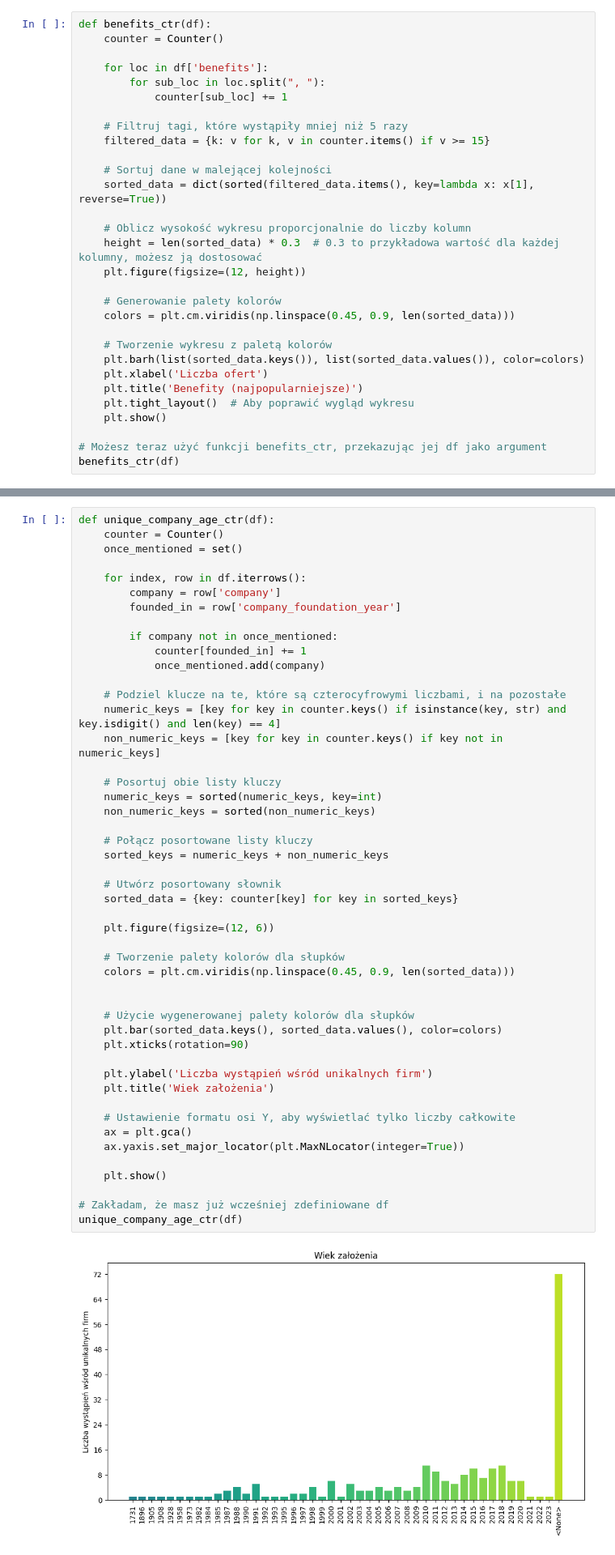
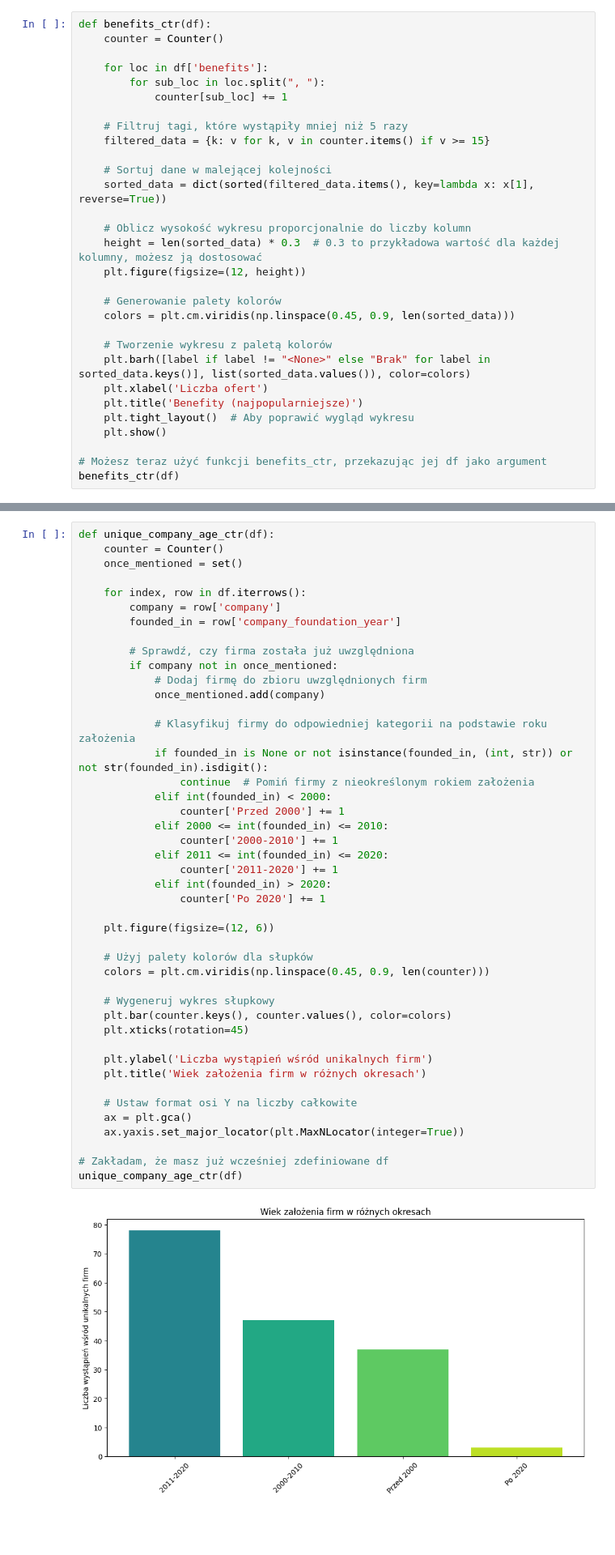
Before and after one commit to JakBiel/Job_scraper, a Jupyter notebook: lab2/JupyterNotebookFolder/jpdata/JobOffersAnalyze.ipynb, the cells around one changed output, grey strips where cells are left out. Shown at 81% size. Saved outputs shown, nothing was run; the diff lists cells and outputs as text; blank space fills up the shorter version.

```diff
--- a/lab2/JupyterNotebookFolder/jpdata/JobOffersAnalyze.ipynb
+++ b/lab2/JupyterNotebookFolder/jpdata/JobOffersAnalyze.ipynb
@@ -773,7 +932,7 @@ def benefits_ctr(df):
     colors = plt.cm.viridis(np.linspace(0.45, 0.9, len(sorted_data)))
 
     # Tworzenie wykresu z paletą kolorów
-    plt.barh(list(sorted_data.keys()), list(sorted_data.values()), color=colors)
+    plt.barh([label if label != "<None>" else "Brak" for label in sorted_data.keys()], list(sorted_data.values()), color=colors)
     plt.xlabel('Liczba ofert')
     plt.title('Benefity (najpopularniejsze)')
     plt.tight_layout()  # Aby poprawić wygląd wykresu
@@ -788,53 +947,49 @@ benefits_ctr(df)
 # %%
 def unique_company_age_ctr(df):
     counter = Counter()
     once_mentioned = set()
 
     for index, row in df.iterrows():
         company = row['company']
         founded_in = row['company_foundation_year']
 
+        # Sprawdź, czy firma została już uwzględniona
         if company not in once_mentioned:
-            counter[founded_in] += 1
+            # Dodaj firmę do zbioru uwzględnionych firm
             once_mentioned.add(company)
 
-    # Podziel klucze na te, które są czterocyfrowymi liczbami, i na pozostałe
-    numeric_keys = [key for key in counter.keys() if isinstance(key, str) and key.isdigit() and len(key) == 4]
-    non_numeric_keys = [key for key in counter.keys() if key not in numeric_keys]
-
-    # Posortuj obie listy kluczy
-    numeric_keys = sorted(numeric_keys, key=int)
-    non_numeric_keys = sorted(non_numeric_keys)
-
-    # Połącz posortowane listy kluczy
-    sorted_keys = numeric_keys + non_numeric_keys
-
-    # Utwórz posortowany słownik
-    sorted_data = {key: counter[key] for key in sorted_keys}
+            # Klasyfikuj firmy do odpowiedniej kategorii na podstawie roku założenia
+            if founded_in is None or not isinstance(founded_in, (int, str)) or not str(founded_in).isdigit():
+                continue  # Pomiń firmy z nieokreślonym rokiem założenia
+            elif int(founded_in) < 2000:
+                counter['Przed 2000'] += 1
+            elif 2000 <= int(founded_in) <= 2010:
+                counter['2000-2010'] += 1
+            elif 2011 <= int(founded_in) <= 2020:
+                counter['2011-2020'] += 1
+            elif int(founded_in) > 2020:
+                counter['Po 2020'] += 1
 
     plt.figure(figsize=(12, 6))
 
-    # Tworzenie palety kolorów dla słupków
-    colors = plt.cm.viridis(np.linspace(0.45, 0.9, len(sorted_data)))
+    # Użyj palety kolorów dla słupków
+    colors = plt.cm.viridis(np.linspace(0.45, 0.9, len(counter)))
 
-
-    # Użycie wygenerowanej palety kolorów dla słupków
-    plt.bar(sorted_data.keys(), sorted_data.values(), color=colors)
-    plt.xticks(rotation=90)
+    # Wygeneruj wykres słupkowy
+    plt.bar(counter.keys(), counter.values(), color=colors)
+    plt.xticks(rotation=45)
 
     plt.ylabel('Liczba wystąpień wśród unikalnych firm')
-    plt.title('Wiek założenia')
+    plt.title('Wiek założenia firm w różnych okresach')
 
-    # Ustawienie formatu osi Y, aby wyświetlać tylko liczby całkowite
+    # Ustaw format osi Y na liczby całkowite
     ax = plt.gca()
     ax.yaxis.set_major_locator(plt.MaxNLocator(integer=True))
 
-    plt.show()
-
 # Zakładam, że masz już wcześniej zdefiniowane df
 unique_company_age_ctr(df)
 # %% [output]
-[figure, old version]
+[figure, new version]
 # %% [markdown]
 ### Size of companies (by number of employees)
 # %%
```
Also changed, not shown: parts of 25 cells of this notebook.
